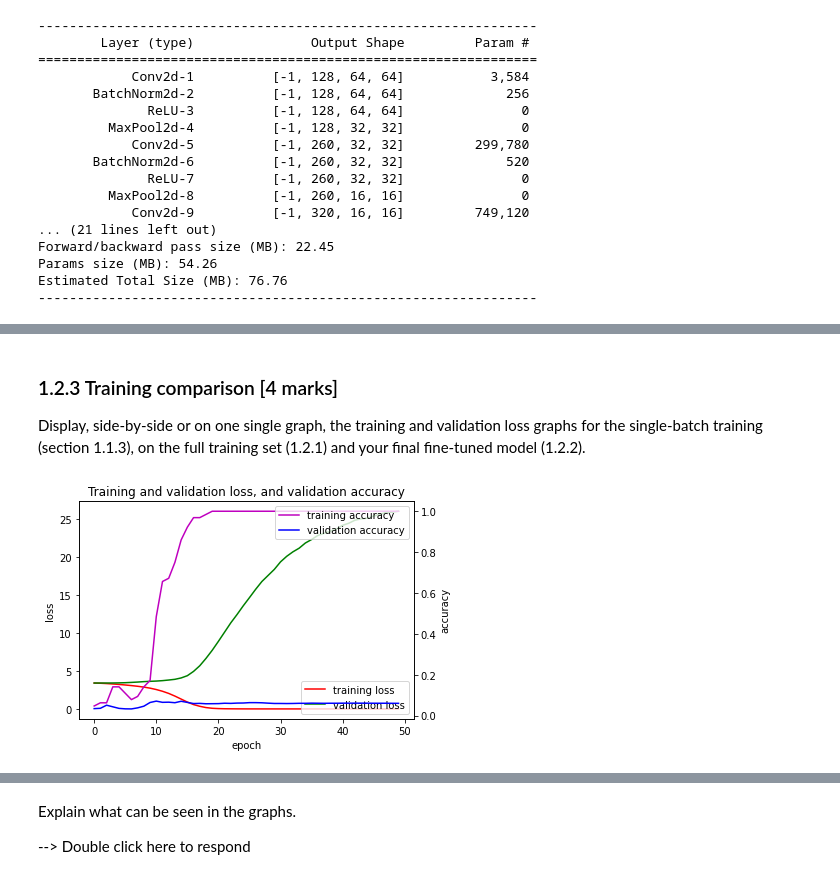
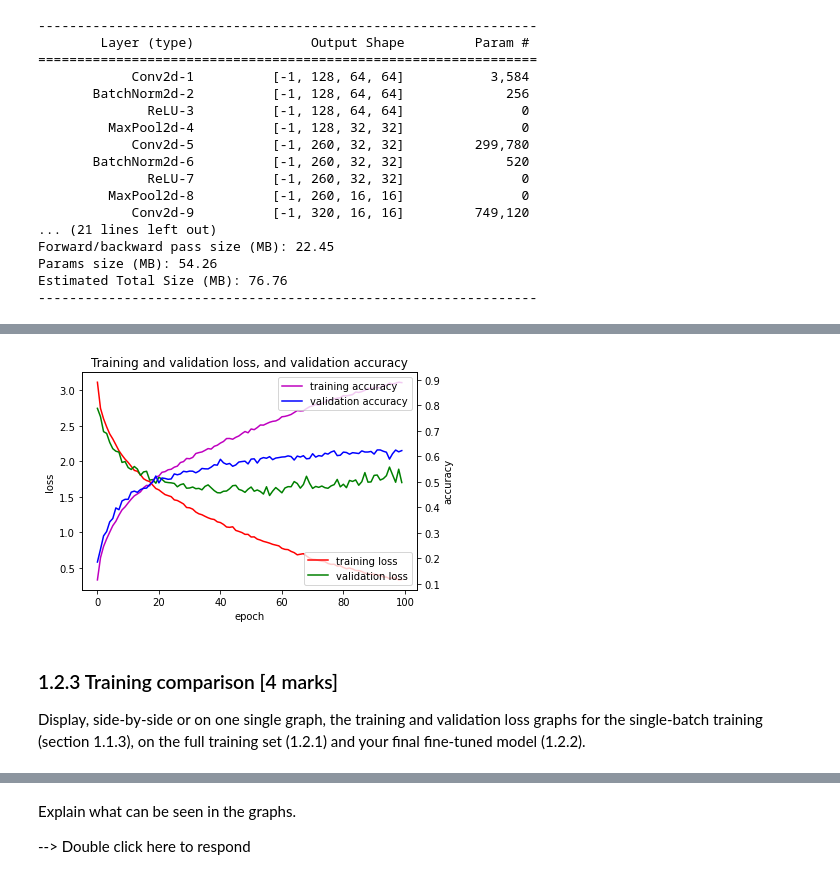
Before and after one commit to buthaina279/P4DS, a Jupyter notebook: COMP5623M_CW1_colab.ipynb, the cells around one changed output, grey strips where cells are left out. Cells and saved outputs as stored; diff of their text form; code cells hidden in the pictures.

```diff
--- a/COMP5623M_CW1_colab.ipynb
+++ b/COMP5623M_CW1_colab.ipynb
@@ -1050,30 +1238,9 @@ plt.show()
+# %%
+viz_model('results/FinecompletedatasetmodelH.pt')
+# %% [output]
+[figure, added]
 # %% [markdown]
 
 ### 1.2.3 Training comparison [4 marks]
 
 Display, side-by-side or on one single graph, the training and validation loss graphs for the single-batch training (section 1.1.3), on the full training set (1.2.1) and your final fine-tuned model (1.2.2).
-# %%
-#single batch
-#single batch
-
-results_path = ROOT+'results/singlebatch50epochs.pt'
-data = torch.load(results_path)
-
-
-statsrec = data["stats"]
-fig, ax1 = plt.subplots()
-plt.plot(statsrec[0], 'r', label = 'training loss', )
-plt.plot(statsrec[2], 'g', label = 'validation loss' )
-plt.legend(loc='lower right')
-plt.xlabel('epoch')
-plt.ylabel('loss')
-plt.title('Training and validation loss, and validation accuracy')
-ax2=ax1.twinx()
-ax2.plot(statsrec[1], 'm', label = 'training accuracy')
-ax2.plot(statsrec[3], 'b', label = 'validation accuracy')
-ax2.set_ylabel('accuracy')
-plt.legend(loc='upper right')
-fig.savefig("roc.svg")
-plt.show()
-# %% [output]
-[figure, removed]
```
Also changed, not shown: parts of 97 cells of this notebook.
